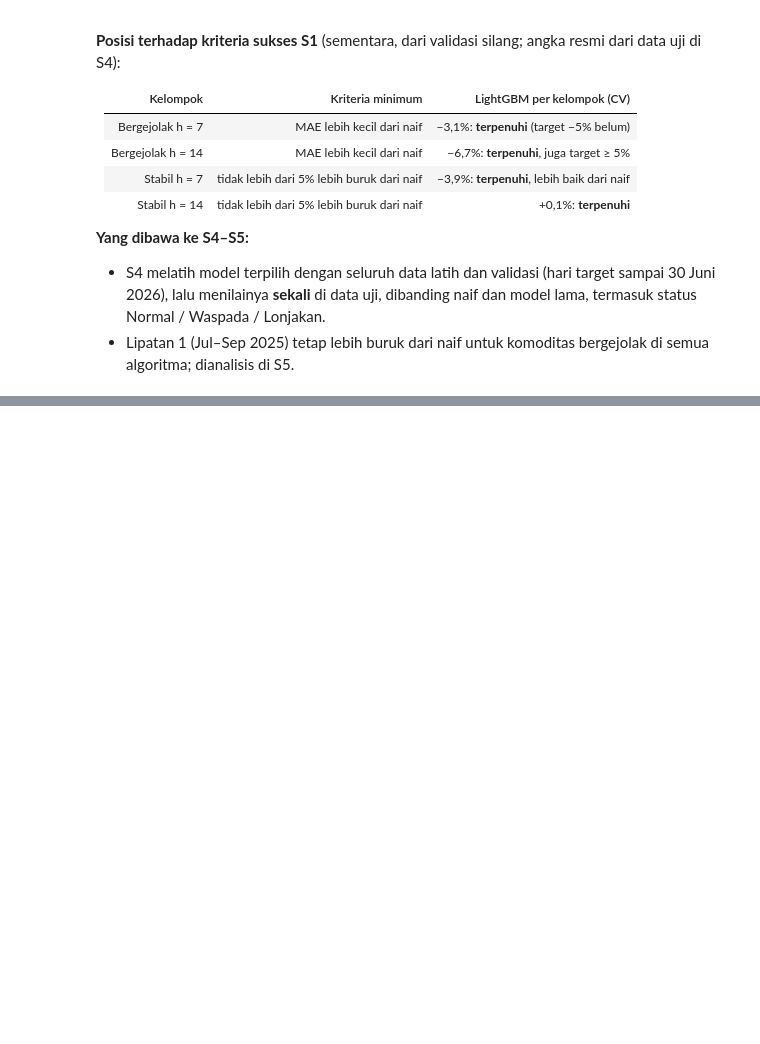
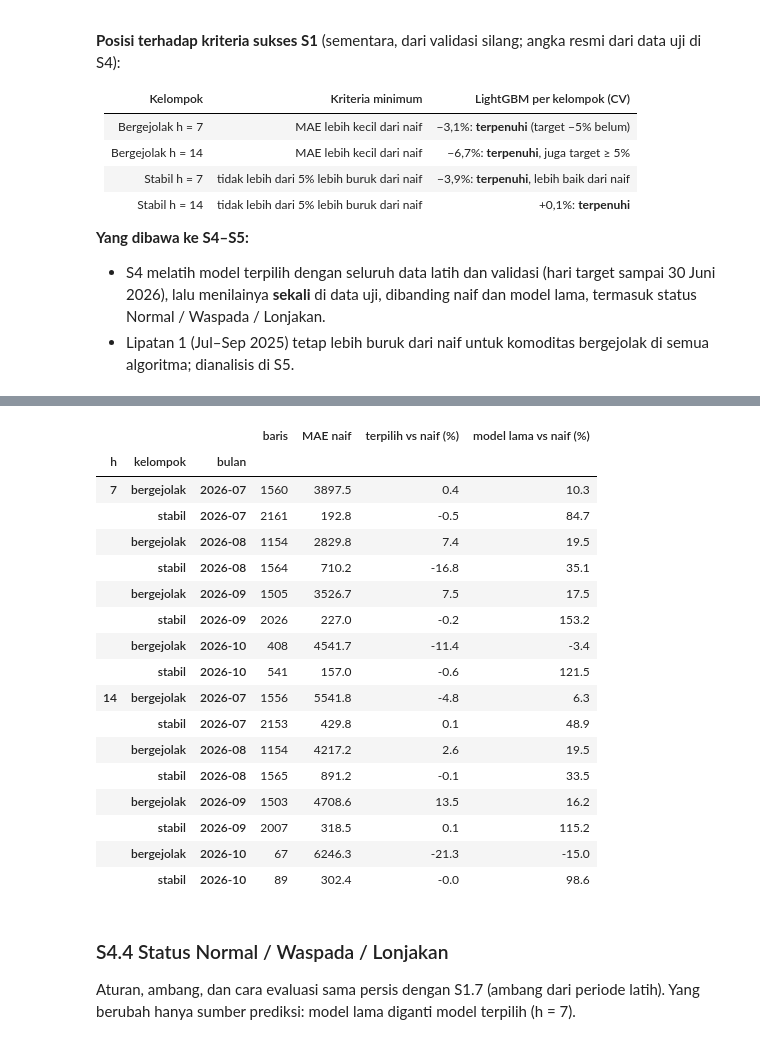
Before and after one commit to Arjunamelix/da-ds-2026-kelompok-04, a Jupyter notebook: notebooks/pemodelan.ipynb, the cells around one changed output, grey strips where cells are left out. Cells and saved outputs as stored; diff of their text form; code cells hidden in the pictures; blank space fills up the shorter version.

```diff
--- a/notebooks/pemodelan.ipynb
+++ b/notebooks/pemodelan.ipynb
@@ -1274,0 +1545,34 @@ Alasan:
+# %%
+# Per bulan hari asal: periode uji memuat lonjakan cabai September–Oktober 2026
+UJI["bulan"] = UJI.t.dt.to_period("M").astype(str)
+per_bulan = []
+for (h, bln, grup), g in UJI.groupby(["h", "bulan", "grup"]):
+    a = metrik(g.harga_t.values, g.y.values, np.zeros(len(g)))["MAE"]
+    per_bulan.append({"h": h, "bulan": bln, "kelompok": grup, "baris": len(g), "MAE naif": a,
+                      "terpilih vs naif (%)": (metrik(g.harga_t.values, g.y.values, g[LAB_T].values)["MAE"] / a - 1) * 100,
+                      "model lama vs naif (%)": (metrik(g.harga_t.values, g.y.values, g["model lama"].values)["MAE"] / a - 1) * 100})
+display(pd.DataFrame(per_bulan).set_index(["h", "kelompok", "bulan"]).round(1))
+# %% [output]
+|  |  |  | baris | MAE naif | terpilih vs naif (%) | model lama vs naif (%) |
+| h | kelompok | bulan |  |  |  |  |
+| 7 | bergejolak | 2026-07 | 1560 | 3897.5 | 0.4 | 10.3 |
+|  | stabil | 2026-07 | 2161 | 192.8 | -0.5 | 84.7 |
+|  | bergejolak | 2026-08 | 1154 | 2829.8 | 7.4 | 19.5 |
+|  | stabil | 2026-08 | 1564 | 710.2 | -16.8 | 35.1 |
+|  | bergejolak | 2026-09 | 1505 | 3526.7 | 7.5 | 17.5 |
+|  | stabil | 2026-09 | 2026 | 227.0 | -0.2 | 153.2 |
+|  | bergejolak | 2026-10 | 408 | 4541.7 | -11.4 | -3.4 |
+|  | stabil | 2026-10 | 541 | 157.0 | -0.6 | 121.5 |
+| 14 | bergejolak | 2026-07 | 1556 | 5541.8 | -4.8 | 6.3 |
+|  | stabil | 2026-07 | 2153 | 429.8 | 0.1 | 48.9 |
+|  | bergejolak | 2026-08 | 1154 | 4217.2 | 2.6 | 19.5 |
+|  | stabil | 2026-08 | 1565 | 891.2 | -0.1 | 33.5 |
+|  | bergejolak | 2026-09 | 1503 | 4708.6 | 13.5 | 16.2 |
+|  | stabil | 2026-09 | 2007 | 318.5 | 0.1 | 115.2 |
+|  | bergejolak | 2026-10 | 67 | 6246.3 | -21.3 | -15.0 |
+|  | stabil | 2026-10 | 89 | 302.4 | -0.0 | 98.6 |
+# %% [markdown]
+### S4.4 Status Normal / Waspada / Lonjakan
+
+Aturan, ambang, dan cara evaluasi sama persis dengan S1.7 (ambang dari periode latih). Yang berubah hanya sumber prediksi:
+model lama diganti model terpilih (h = 7).
```
Also changed, not shown: parts of 20 cells of this notebook, 6 other files.
